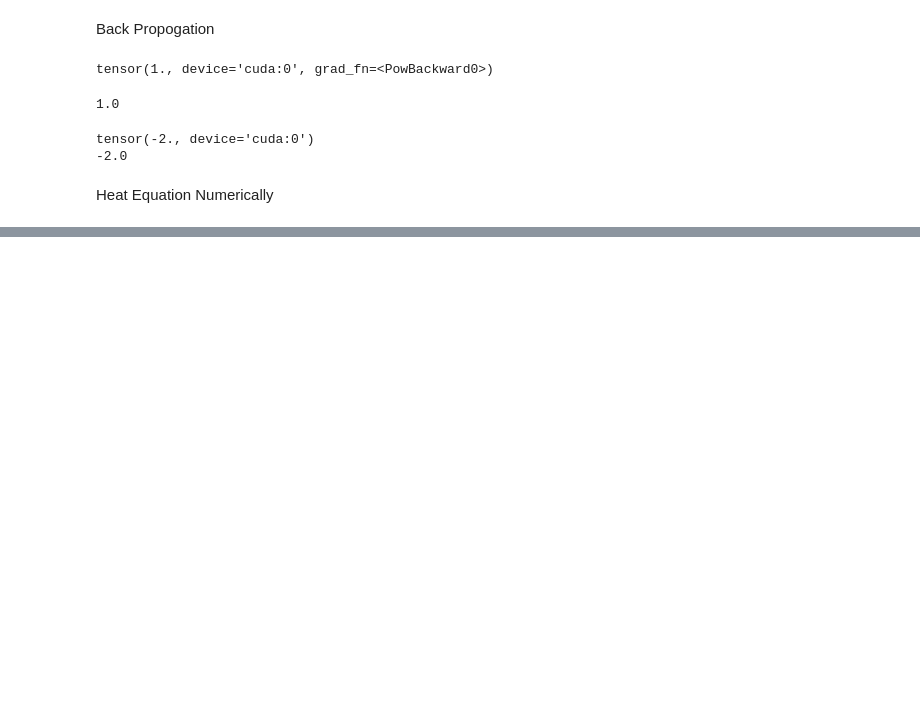
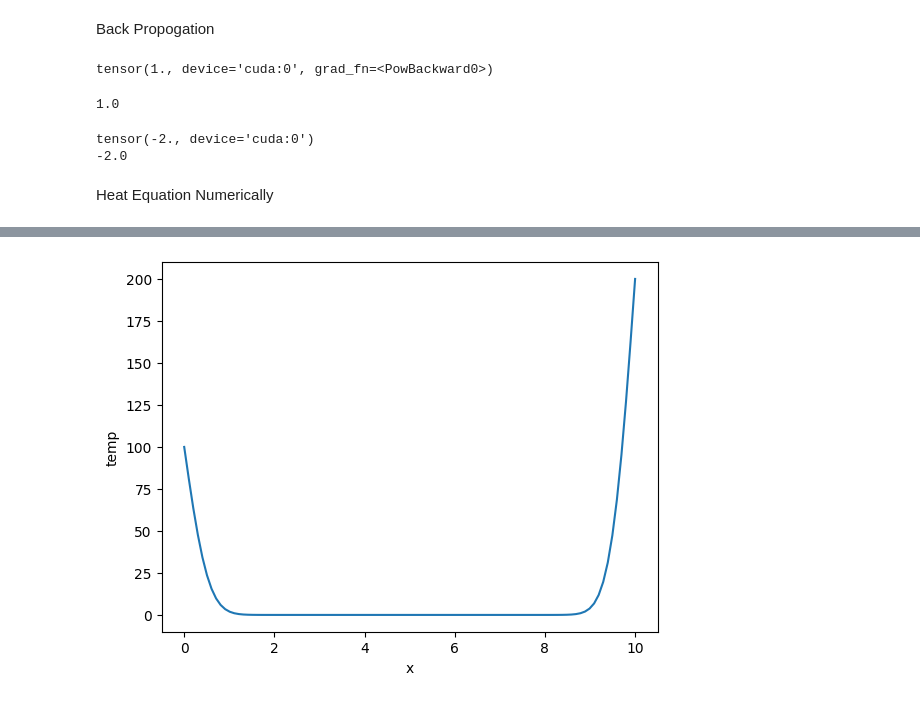
Before and after one commit to vbhavsar16/Simple_PINN, a Jupyter notebook: PINN.ipynb, the cells around one changed output, grey strips where cells are left out. Cells and saved outputs as stored; diff of their text form; code cells hidden in the pictures; blank space fills up the shorter version.

```diff
--- a/PINN.ipynb
+++ b/PINN.ipynb
@@ -101,0 +132,7 @@ plt.show()
+# %%
+plt.plot(x_vec, u[1000])
+plt.xlabel('x')
+plt.ylabel('temp')
+plt.show()
+# %% [output]
+[figure, added]
```
Also changed, not shown: parts of 17 cells of this notebook.
